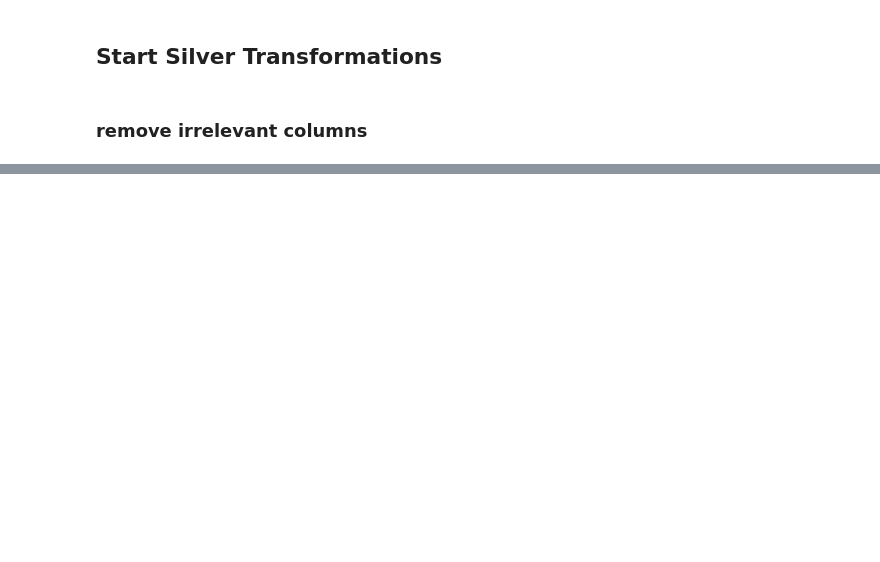
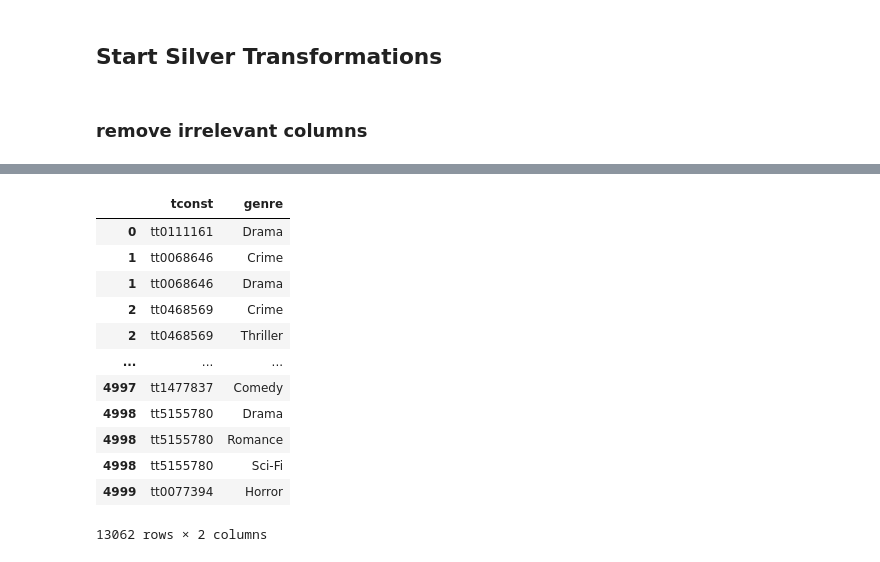
Before and after one commit to gloriabee/DataTest, a Jupyter notebook: silver.ipynb, the cells around one changed output, grey strips where cells are left out. Drawn from its saved outputs; the diff is of its cells as text; code cells hidden in the pictures; blank space fills up the shorter version.

```diff
--- a/silver.ipynb
+++ b/silver.ipynb
@@ -66,0 +125,26 @@ print("Invalid rows: ",len(invalid_year))
+# %%
+movies_genres["genre"]=movies_genres["genres"].apply(
+    lambda x: x.split(',') if "," in x else [x]
+)
+# %%
+movies_genres= movies_genres.explode("genre")
+# %%
+movies_genres["genre"]=movies_genres["genre"].str.strip()
+# %%
+movies_genres= movies_genres.drop(columns="genres")
+# %%
+movies_genres
+# %% [output]
+|  | tconst | genre |
+| 0 | tt0111161 | Drama |
+| 1 | tt0068646 | Crime |
+| 1 | tt0068646 | Drama |
+| 2 | tt0468569 | Crime |
+| 2 | tt0468569 | Thriller |
+| ... | ... | ... |
+| 4997 | tt1477837 | Comedy |
+| 4998 | tt5155780 | Drama |
+| 4998 | tt5155780 | Romance |
+| 4998 | tt5155780 | Sci-Fi |
+| 4999 | tt0077394 | Horror |
+13062 rows × 2 columns
```
Also changed, not shown: parts of 29 cells of this notebook.
